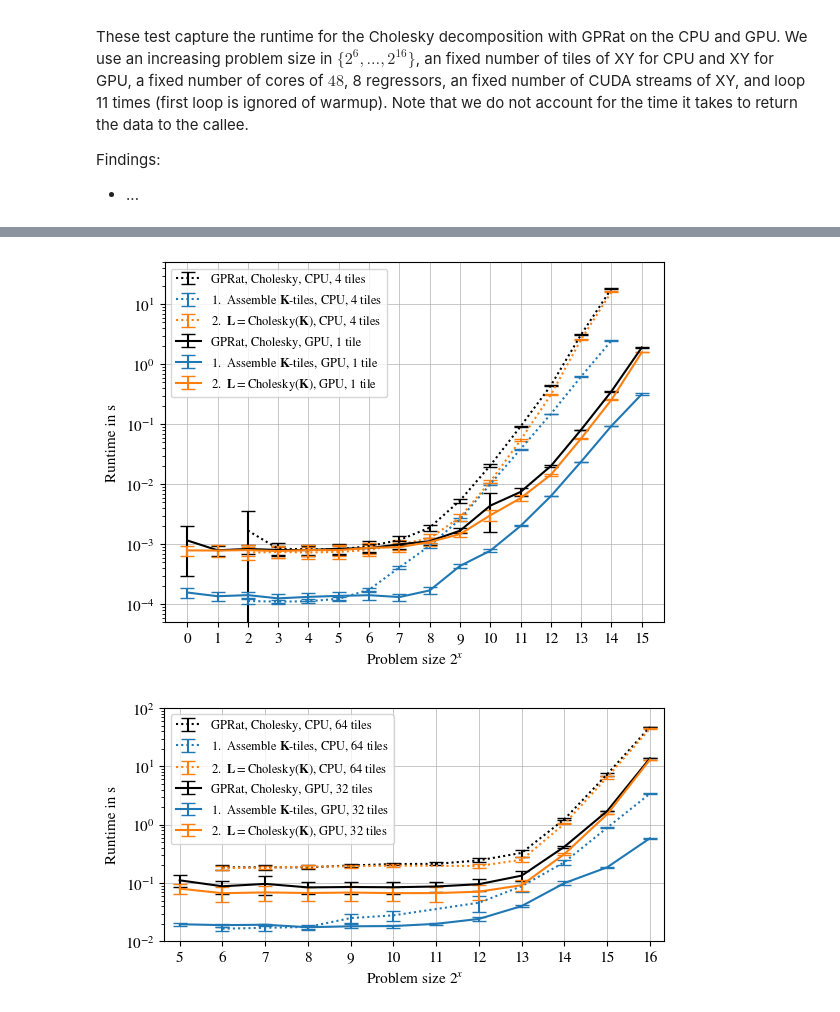
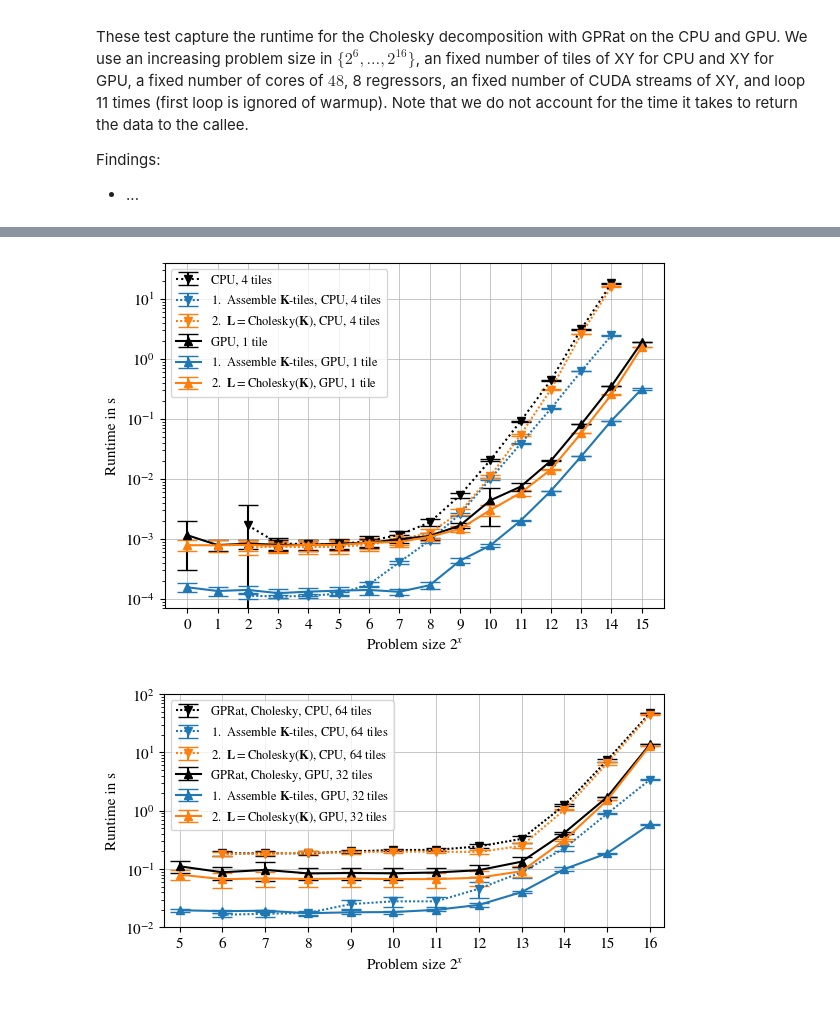
Before and after one commit to moellh/GPRat, a Jupyter notebook: 5-6-cholesky-cpu-gpu.ipynb, the cells around one changed output, grey strips where cells are left out. Cells and saved outputs as stored; diff of their text form; code cells hidden in the pictures.

```diff
--- a/5-6-cholesky-cpu-gpu.ipynb
+++ b/5-6-cholesky-cpu-gpu.ipynb
@@ -26,9 +26,10 @@ warnings.filterwarnings("ignore")
 mpl.rcParams["mathtext.fontset"] = "stix"
 mpl.rcParams["font.family"] = "STIXGeneral"
 mpl.rcParams.update({"font.size": 11})
-mpl.rcParams.update({"errorbar.capsize": 5})
+mpl.rcParams.update({"errorbar.capsize": 7})
 mpl.rcParams.update({"grid.linewidth": 0.5})
 mpl.rcParams.update({"legend.fontsize": 9})
+mpl.rcParams.update({"lines.markersize": 6})
 
 
 def figsize(x, y, y_log_min=1, y_log_max=1):
@@ -157,7 +242,7 @@ plt.savefig("./pdf/cholesky-cpu-gpu.pdf")
 # %%
-# plot for cholesky steps
+# plot for cholesky steps # TODO 1 tile statt 4 tiles
 
-plt.figure(figsize=figsize(5, 6))
+plt.figure(figsize=figsize(5, 6, 7, 4))
 
 plt.xlabel("Problem size $2^x$")
 plt.ylabel("Runtime in s")
@@ -166,7 +251,7 @@ plt.grid(False, which="minor")
 plt.xscale("log", base=2)
 plt.yscale("log", base=10)
 # plt.xlim(100, 83000)
-plt.ylim(5*10**-5, 5*10**1)
+plt.ylim(7*10**-5, 4*10**1)
 
 xticks = df_cholesky[1]["n_train"].unique()
 plt.xticks(
@@ -182,9 +267,10 @@ plt.errorbar(
     df_name_target["n_train"],
     df_name_target["mean"] / 10**9,
     yerr=err / 10**9,
-    label="GPRat, Cholesky, CPU, 4 tiles",
+    label="CPU, 4 tiles",
     color="black",
-    linestyle=(0,(1,1.5))
+    linestyle=(0,(1,1.5)),
+    marker="v",
 )
 
 names = [
@@ -212,7 +298,8 @@ for n_tiles in df_steps[0]["n_tiles"].unique():
             yerr=err / 10**9,
             label=label,
             color=c,
-            linestyle=(0, (1, 1.5)),
+            linestyle=(0, (1, 1)),
+            marker="v",
         )
 
 df_name_target = df_cholesky[1][
@@ -223,39 +310,41 @@ plt.errorbar(
     df_name_target["n_train"],
     df_name_target["mean"] / 10**9,
     yerr=err / 10**9,
-    label="GPRat, Cholesky, GPU, 1 tile",
+    label="GPU, 1 tile",
     color="black",
+    marker="^",
 )
 
 
 name_labels = [
     r"1.  Assemble $\mathbf{K}$-tiles, GPU, 1 tile",
     r"2.  $\mathbf{L} = \text{Cholesky}(\mathbf{K})$, GPU, 1 tile",
 ]
 
 for n_tiles in df_steps[1]["n_tiles"].unique():
     if n_tiles > 5:
         continue
     for j, (name, label, c) in enumerate(zip(names, name_labels, ["tab:blue", "tab:orange"])):
         df_name_target = df_steps[1][
             (df_steps[1]["name"] == name) & (df_steps[1]["n_tiles"] == n_tiles)
         ]
         err = utils.confidence_error(df_name_target, 0.95)
         tile = "tile" if n_tiles == 1 else "tiles"
         plt.errorbar(
             df_name_target["n_train"],
             df_name_target["mean"] / 10**9,
             yerr=err / 10**9,
             label = label,
             color=c,
+            marker="^",
         )
 
 plt.legend()
 plt.tight_layout(pad=0)
 
 plt.savefig("./pdf/cholesky-cpu-gpu-steps-small.pdf")
 # %% [output]
-[figure, old version]
+[figure, new version]
 # %%
 # plot for cholesky steps
 
@@ -286,7 +375,8 @@ plt.errorbar(
     yerr=err / 10**9,
     label="GPRat, Cholesky, CPU, 64 tiles",
     color="black",
-    linestyle=(0, (1, 1.5)),
+    linestyle=(0, (1, 1)),
+    marker="v",
 )
 
 names = [
@@ -314,7 +404,8 @@ for n_tiles in df_steps[0]["n_tiles"].unique():
             yerr=err / 10**9,
             label=label,
             color=c,
-            linestyle=(0, (1, 1.5)),
+            linestyle=(0, (1, 1)),
+            marker="v",
         )
 
 df_name_target = df_cholesky[1][
@@ -327,6 +418,7 @@ plt.errorbar(
     yerr=err / 10**9,
     label="GPRat, Cholesky, GPU, 32 tiles",
     color="black",
+    marker="^",
 )
 
 
@@ -350,6 +442,7 @@ for n_tiles in df_steps[1]["n_tiles"].unique():
             yerr=err / 10**9,
             label=label,
             color=c,
+            marker="^",
         )
 
 plt.legend()
@@ -357,4 +450,4 @@ plt.tight_layout(pad=0)
 
 plt.savefig("./pdf/cholesky-cpu-gpu-steps-large.pdf")
 # %% [output]
-[figure, old version]
+[figure, new version]
```
Also changed, not shown: parts of 2 cells of this notebook, 29 other files.
